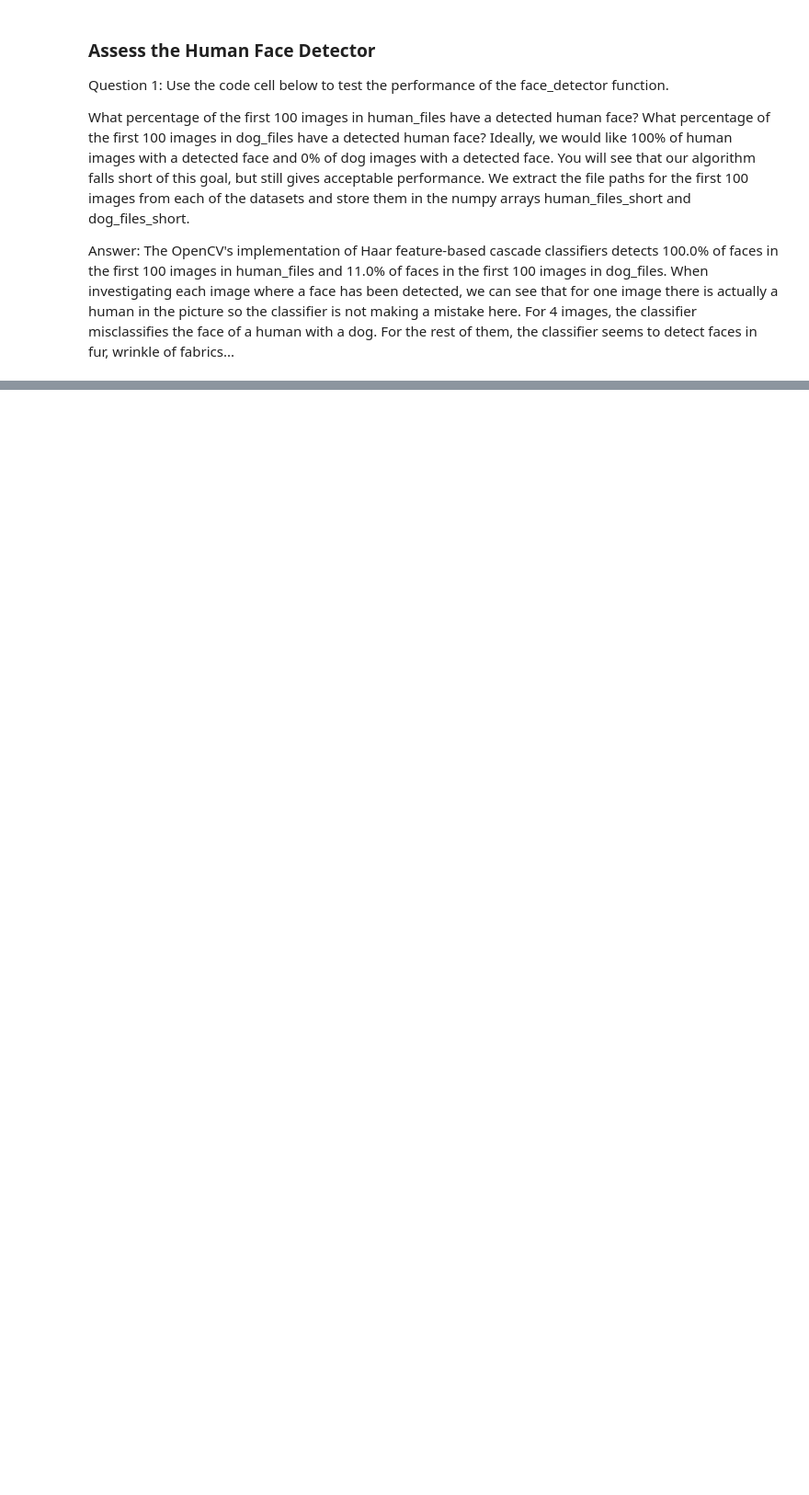
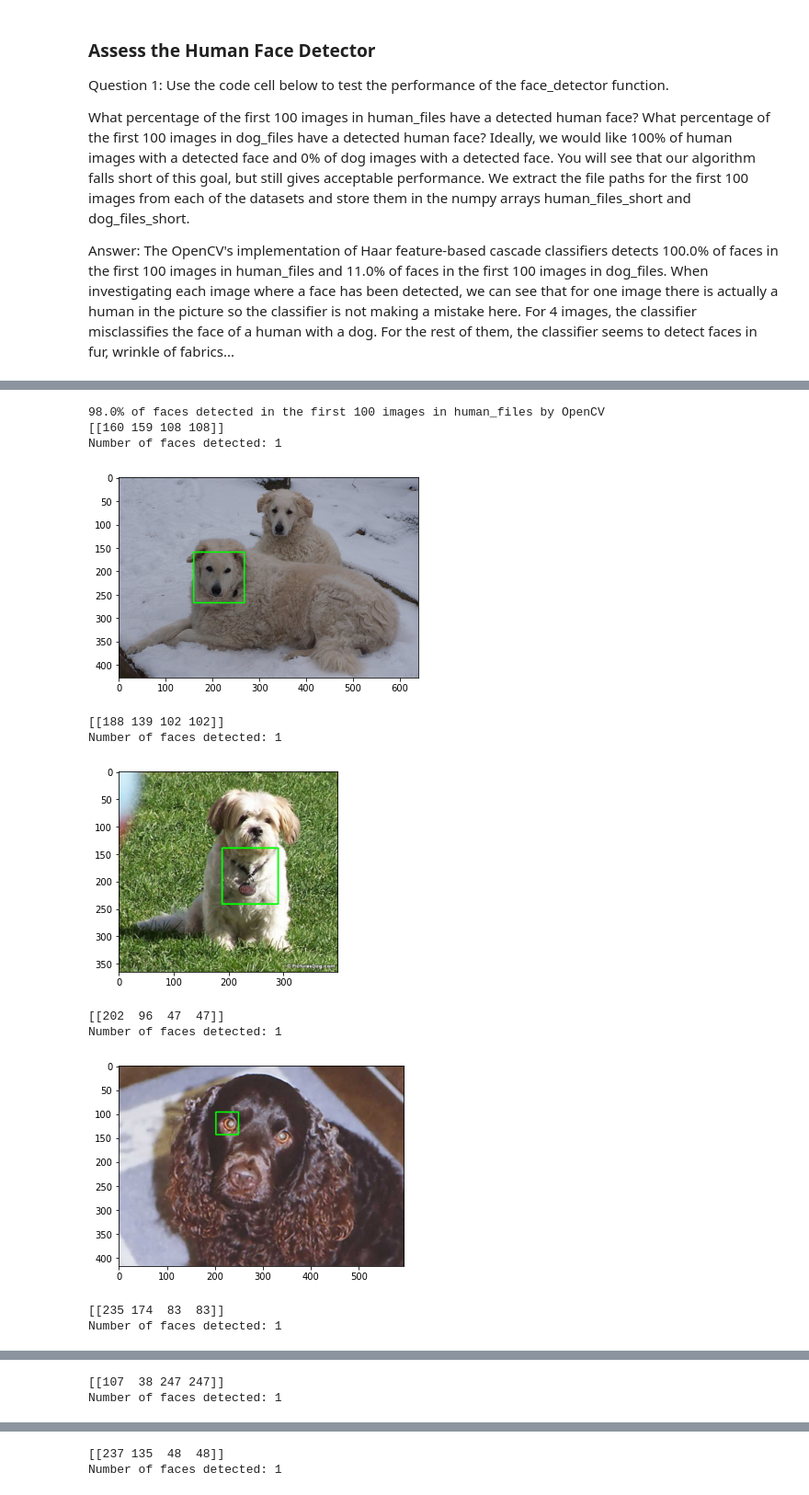
Before and after one commit to munoztd0/dog_classifier, a Jupyter notebook: dog_bred_identification.ipynb, the cells around one changed output, grey strips where cells are left out. Shown at 92% size. Cells and saved outputs as stored; diff of their text form; code cells hidden in the pictures; blank space fills up the shorter version.

```diff
--- a/dog_bred_identification.ipynb
+++ b/dog_bred_identification.ipynb
@@ -134,0 +128,34 @@ SyntaxError: unexpected EOF while parsing (<ipython-input-24-7e9af253ad7f>, line
+# %%
+human_files_short = human_files[:100]
+dog_files_short = train_files[:100]
+
+## Test the performance of the face_detector algorithm
+## on the images in human_files_short and dog_files_short.
+def performance_face_detector_opencv(human_files_short, dog_files_short):
+    face_human = [int(face_detector_opencv(human_img)) for human_img in human_files_short]
+    ratio_human = sum(face_human)/len(face_human)*100
+    print ('{}% of faces detected in the first 100 images in human_files by OpenCV'.format(ratio_human))
+
+    face_dog = 0
+    for dog_img in dog_files_short:
+        if face_detector_opencv(dog_img):
+            img = cv2.imread(dog_img)
+            boxe_face(dog_img)
+            face_dog += 1
+    ratio_dog = face_dog/len(dog_files_short)*100
+    print ('{}% of faces detected in the first 100 images in dog_files by OpenCV'.format(ratio_dog))
+
+performance_face_detector_opencv(human_files_short, dog_files_short)
+# %% [output]
+98.0% of faces detected in the first 100 images in human_files by OpenCV
+[[160 159 108 108]]
+Number of faces detected: 1
+[figure, added]
+[[188 139 102 102]]
+Number of faces detected: 1
+[figure, added]
+[[202  96  47  47]]
+Number of faces detected: 1
+[figure, added]
+[[235 174  83  83]]
+Number of faces detected: 1
@@ -134,0 +163,2 @@ SyntaxError: unexpected EOF while parsing (<ipython-input-24-7e9af253ad7f>, line
+[[107  38 247 247]]
+Number of faces detected: 1
@@ -134,0 +166,2 @@ SyntaxError: unexpected EOF while parsing (<ipython-input-24-7e9af253ad7f>, line
+[[237 135  48  48]]
+Number of faces detected: 1
```
Also changed, not shown: parts of 59 cells of this notebook, 5 other files.
